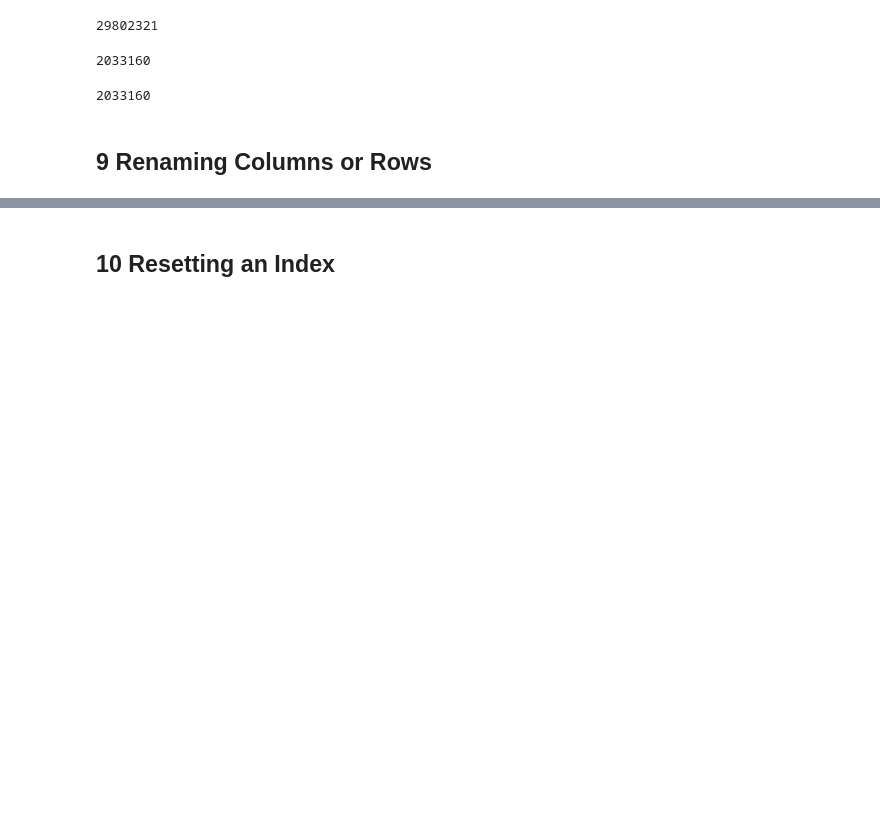
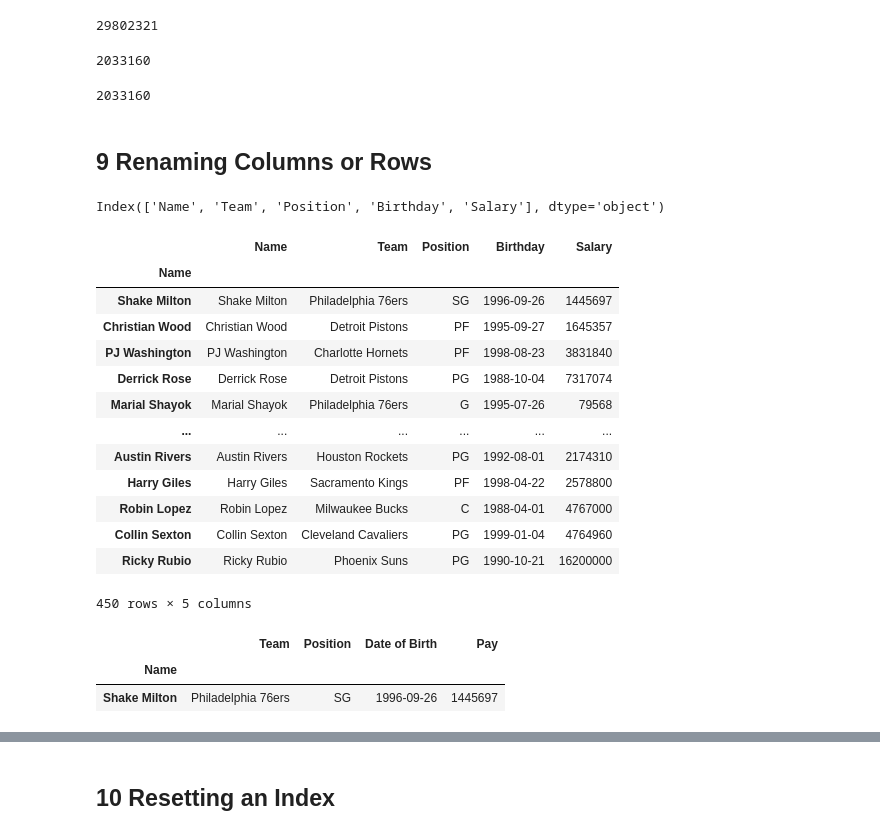
Before and after one commit to gassaf2/AA1614_assaf, a Jupyter notebook: week2/Notebook2.1.ipynb, the cells around one changed output, grey strips where cells are left out. Drawn from its saved outputs; the diff is of its cells as text; code cells hidden in the pictures; blank space fills up the shorter version.

```diff
--- a/week2/Notebook2.1.ipynb
+++ b/week2/Notebook2.1.ipynb
@@ -715,4 +772,34 @@ nba["Salary"].iat[234]
 2033160
 # %% [markdown]
 ## 9 Renaming Columns or Rows
+# %%
+print(nba.columns)
+nba
+# %% [output]
+Index(['Name', 'Team', 'Position', 'Birthday', 'Salary'], dtype='object')
+|  | Name | Team | Position | Birthday | Salary |
+| Name |  |  |  |  |  |
+| Shake Milton | Shake Milton | Philadelphia 76ers | SG | 1996-09-26 | 1445697 |
+| Christian Wood | Christian Wood | Detroit Pistons | PF | 1995-09-27 | 1645357 |
+| PJ Washington | PJ Washington | Charlotte Hornets | PF | 1998-08-23 | 3831840 |
+| Derrick Rose | Derrick Rose | Detroit Pistons | PG | 1988-10-04 | 7317074 |
+| Marial Shayok | Marial Shayok | Philadelphia 76ers | G | 1995-07-26 | 79568 |
+| ... | ... | ... | ... | ... | ... |
+| Austin Rivers | Austin Rivers | Houston Rockets | PG | 1992-08-01 | 2174310 |
+| Harry Giles | Harry Giles | Sacramento Kings | PF | 1998-04-22 | 2578800 |
+| Robin Lopez | Robin Lopez | Milwaukee Bucks | C | 1988-04-01 | 4767000 |
+| Collin Sexton | Collin Sexton | Cleveland Cavaliers | PG | 1999-01-04 | 4764960 |
+| Ricky Rubio | Ricky Rubio | Phoenix Suns | PG | 1990-10-21 | 16200000 |
+450 rows × 5 columns
+# %%
+# since in previous steps
+#nba.index = nba["Name"]
+#the command nba.index does not drop the column "Name", it create a new index Name and keep the column Name. Instead the command set_index can be used
+nba.drop(columns=["Name"],inplace=True) # Added by Georges Assaf to avoind a duplication in columns
+nba.columns = ["Team", "Position", "Date of Birth", "Pay"]
+nba.head(1)
+# %% [output]
+|  | Team | Position | Date of Birth | Pay |
+| Name |  |  |  |  |
+| Shake Milton | Philadelphia 76ers | SG | 1996-09-26 | 1445697 |
 # %%
```
Also changed, not shown: parts of 22 cells of this notebook.
